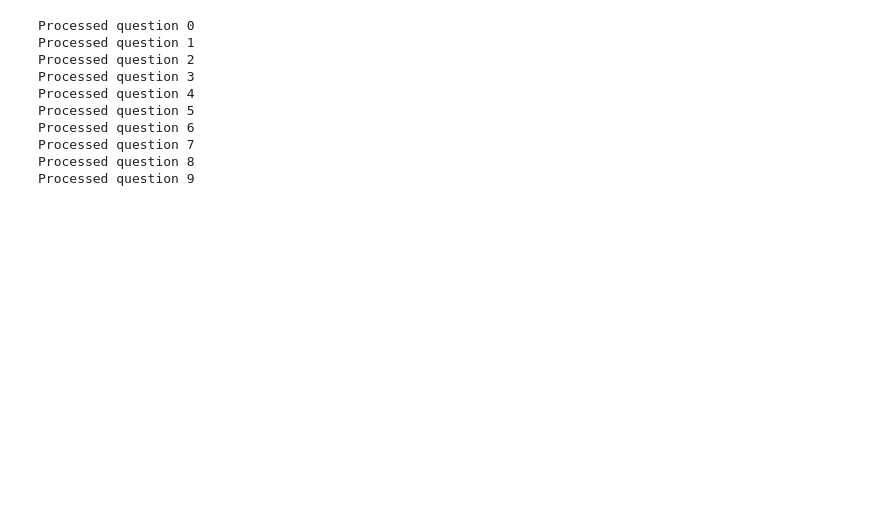
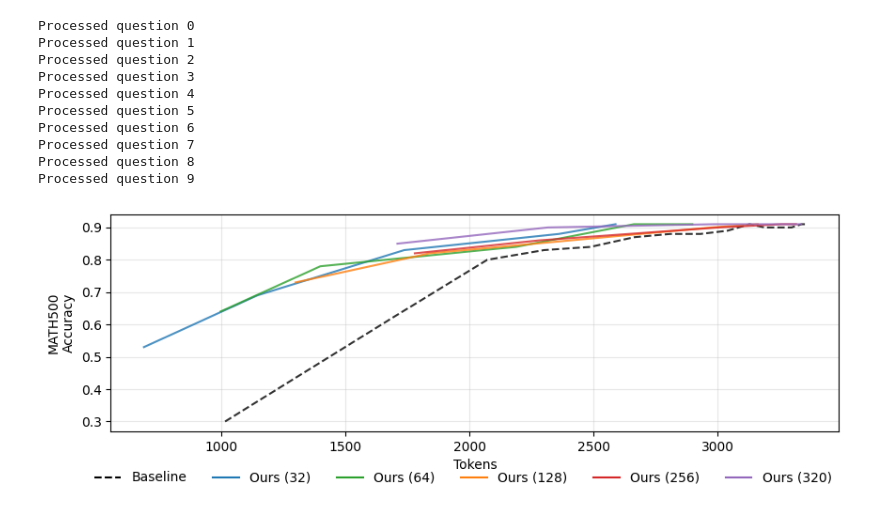
Before and after one commit to weifanjiang/Dynasor, a Jupyter notebook: benchmark/TokenDeprivation/post_process.ipynb, the cells around one changed output. Saved outputs shown, nothing was run; the diff lists cells and outputs as text; code cells hidden in the pictures; blank space fills up the shorter version.

```diff
--- a/benchmark/TokenDeprivation/post_process.ipynb
+++ b/benchmark/TokenDeprivation/post_process.ipynb
@@ -190,3 +386,64 @@ store_standard_outputs('math500', problem_set_7b_math500, question_num)
+# %%
+import matplotlib.pyplot as plt
+# Create 1x2 subplot grid with shared legend
+fig = plt.figure(figsize=(10, 3))
+gs = fig.add_gridspec(1, 1, hspace=0.2, wspace=0.4)  # Increased wspace for larger gap between columns
+axs = gs.subplots()
+
+
+# Define colors and styles for each detection interval
+detection_styles = {
+    1: {'color': '#1f77b4', 'linestyle': '-', 'label': 'Ours (32)'},
+    2: {'color': '#2ca02c', 'linestyle': '-', 'label': 'Ours (64)'},
+    4: {'color': '#ff7f0e', 'linestyle': '-', 'label': 'Ours (128)'},
+    8: {'color': '#d62728', 'linestyle': '-', 'label': 'Ours (256)'},
+    10: {'color': '#9467bd', 'linestyle': '-', 'label': 'Ours (320)'}
+}
+
+# Create legend elements
+legend_lines = [plt.Line2D([0], [0], color='black', linestyle='--', label='Baseline')]
+for config_type in detection_styles:
+    style = detection_styles[config_type]
+    legend_lines.append(plt.Line2D([0], [0], **style))
+
+model = '7b'
+dataset = 'math500'
+# Plot baseline (unfinished) scores
+scores_unfinished = [np.mean(s) for s in problem_set_outputs[f'{model}_{dataset}']['standard_0']['scores']]
+tokens_unfinished = [np.mean(t) for t in problem_set_outputs[f'{model}_{dataset}']['standard_0']['token_counts']]
+baseline_line = plt.plot(tokens_unfinished, scores_unfinished, color='black', linestyle='--', alpha=0.8)[0]
+
+# Plot detection interval results
+configs = CONFIGS_1 + CONFIGS_2 + CONFIGS_4 + CONFIGS_8 + CONFIGS_10
+config_points = {1: [], 2: [], 4: [], 8: [], 10: []}
+
+for config in configs:
+    scores = problem_set_outputs[f'{model}_{dataset}'][f'jump{config[0]}_bar{config[1]}_skipwaitFalse']['scores']
+    token_counts = problem_set_outputs[f'{model}_{dataset}'][f'jump{config[0]}_bar{config[1]}_skipwaitFalse']['token_counts']
+    config_points[config[0]].append((np.mean(token_counts), np.mean(scores)))
+
+# Plot all lines
+for interval in config_points:
+    points = config_points[interval]
+    if len(points) > 1:
+        points.sort(key=lambda x: x[0])
+        tokens, scores = zip(*points)
+        style = detection_styles[interval]
+        line = plt.plot(tokens, scores, color=style['color'],
+                            linestyle=style['linestyle'], alpha=0.8)[0]
+
+plt.xlabel('Tokens', fontsize=10)
+plt.ylabel(f'{dataset.upper()}\nAccuracy', fontsize=10)
+#axs[j].set_title(f'{model.upper()}')
+plt.grid(True, alpha=0.3)
+# Add shared legend at the bottom, moved higher up
+fig.legend(handles=legend_lines, loc='lower center',
+          ncol=6, frameon=False, bbox_to_anchor=(0.5, -0.12))
+plt.tight_layout()
+plt.savefig('token_deprivation_comparison_r1.pdf', bbox_inches='tight', dpi=300)
+plt.show()
+# %% [output]
+[figure, added]
 # %%
 data = []
 for problem_id in range(question_num):
```
Also changed, not shown: parts of 10 cells of this notebook, 2 other files.
